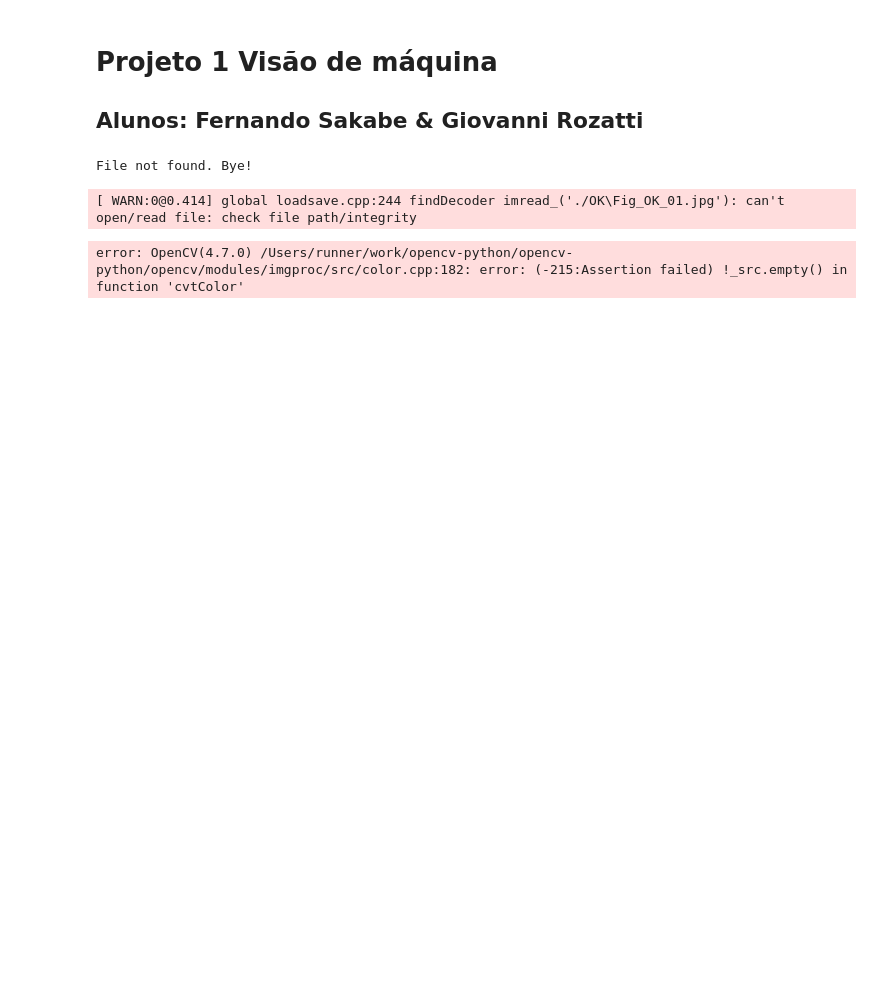
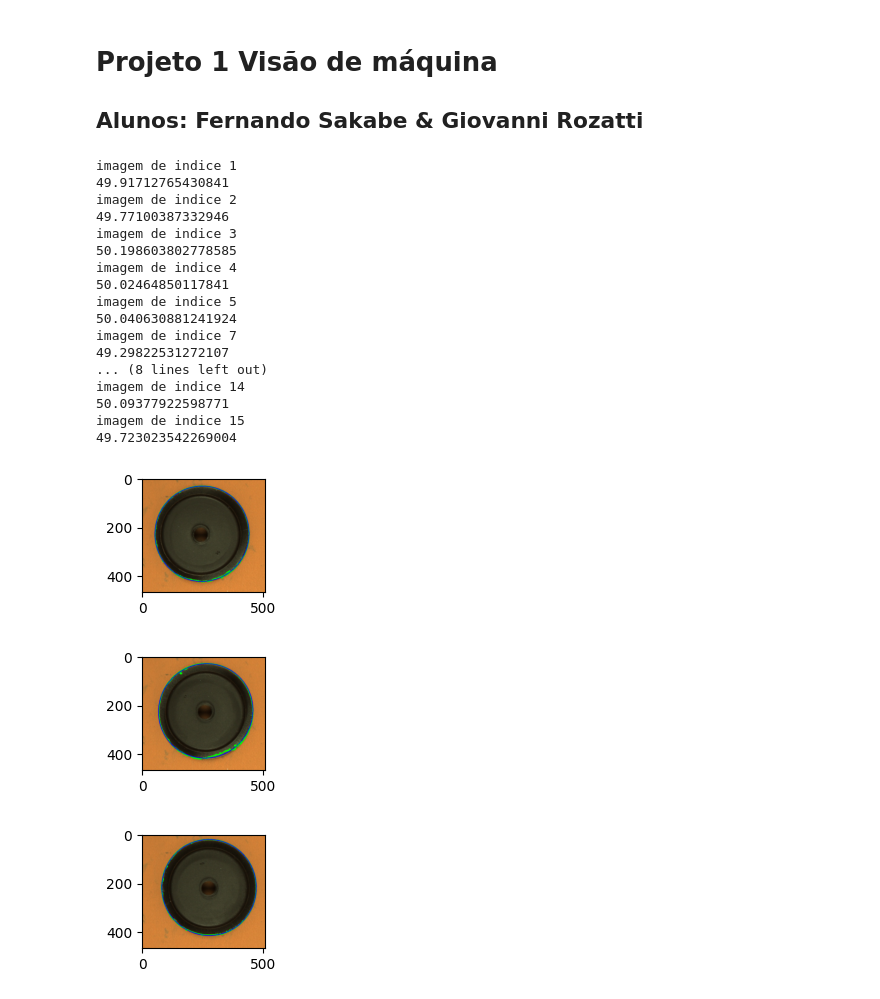
Before and after one commit to fernandofks/visao_de_maquina_projeto_1, a Jupyter notebook: projeto_1.ipynb, the cells around one changed output. Cells and saved outputs as stored; diff of their text form; code cells hidden in the pictures; blank space fills up the shorter version.

```diff
--- a/projeto_1.ipynb
+++ b/projeto_1.ipynb
@@ -13,33 +14,53 @@ from filtros_extras import *
 # %%
-img_in=cv2.imread("OKFig_OK_01.jpg")
-if img_in is None:
-    print("File not found. Bye!")
-    exit(0) #Essa linha "crasha" o notebook, caso ocorra reinicar o kernel
+path = "OK"
+#path = "NOK_borda"
+dir_list = os.listdir(path)
+for k in range(0,len(dir_list)):
+    #encontrar uma maneira mais bonita de fazer a soma das strings abaixo
+    img_in = cv2.imread(path + "/" + str(dir_list[k]), cv2.IMREAD_COLOR)
+    #img_in = cv2.imread("OK\Fig_OK_15.jpg", cv2.IMREAD_COLOR)
+    if img_in is None:
+        print("File not found. Bye!")
+        exit(0) #Essa linha "crasha" o notebook, caso ocorra reinicar o kernel
+    [B,G,R] = cv2.split(img_in)
+    returns,thresh=cv2.threshold(G,90,255,cv2.THRESH_BINARY_INV)
+    thresh_inverse_8=np.clip(thresh, 0, 255).astype(np.uint8)
+    img_out=fillHoles(thresh_inverse_8)
+    contours,hierachy=cv2.findContours(img_out,cv2.RETR_TREE,cv2.CHAIN_APPROX_SIMPLE)
 
-gray=cv2.cvtColor(img_in,cv2.COLOR_BGR2GRAY)
-
-returns,thresh=cv2.threshold(gray,80,255,cv2.THRESH_BINARY)
-
-contours,hierachy=cv2.findContours(thresh,cv2.RETR_TREE,cv2.CHAIN_APPROX_SIMPLE)
-
-if len(contours) != 0:
-    for i in range(len(contours)):
-        if len(contours[i]) >= 800:
-#blob
-            cv2.drawContours(img_in,[contours[i]],-1,(0,255,0),3)
-            ellipse = cv2.fitEllipse(contours[i])
-            cv2.ellipse(img_in,ellipse, (0,0,255), 2)
-            cv2.imshow('RGB',img_in)
-            cv2.waitKey(0)
-            cv2.destroyAllWindows()
-            cv2.waitKey(1)
-            (x, y), (MA, ma), angle = ellipse
-            if MA/ma>0.9 and MA/ma<1.1:
-                print(MA + ma)
-        else:
-      # optional to "delete" the small contours
-            cv2.drawContours(thresh,contours,-1,(0,0,0),-1)
+    if len(contours) != 0:
+        for i in range(len(contours)):
+            if len(contours[i]) >= 800:
+    #blob
+                cv2.drawContours(img_in,[contours[i]],-1,(0,255,0),3)
+                ellipse = cv2.fitEllipse(contours[i])
+                cv2.ellipse(img_in,ellipse, (0,0,255), 2)
+                plt.figure(figsize=(10,5))
+                plt.subplot (3,5,k+1)
+                plt.imshow(img_in, cmap="gray")
+                (x, y), (MA, ma), angle = ellipse
+                if MA/ma>0.95 and MA/ma<1.05:
+                    print('imagem de indice '+str(k+1))
+                    print((MA + ma)/508*65/2)
+plt.show()
 # %% [output]
-File not found. Bye!
+imagem de indice 1
+49.91712765430841
+imagem de indice 2
+49.77100387332946
+imagem de indice 3
+50.198603802778585
+imagem de indice 4
+50.02464850117841
+imagem de indice 5
+50.040630881241924
+imagem de indice 7
+49.29822531272107
+... (8 lines left out)
+imagem de indice 14
+50.09377922598771
+imagem de indice 15
+49.723023542269004
-[ WARN:0@0.414] global loadsave.cpp:244 findDecoder imread_('./OK\Fig_OK_01.jpg'): can't open/read file: check file path/integrity
-error: OpenCV(4.7.0) /Users/runner/work/opencv-python/opencv-python/opencv/modules/imgproc/src/color.cpp:182: error: (-215:Assertion failed) !_src.empty() in function 'cvtColor'
+[figure, added]
+[figure, added]
+[figure, added]
```
Also changed, not shown: parts of 4 cells of this notebook, 2 other files.
